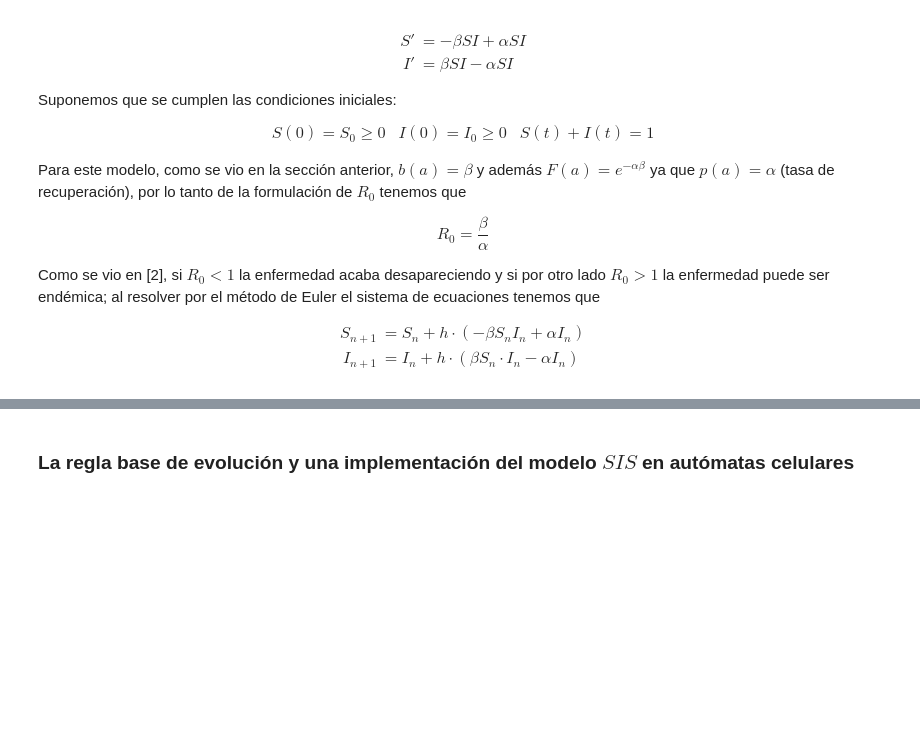
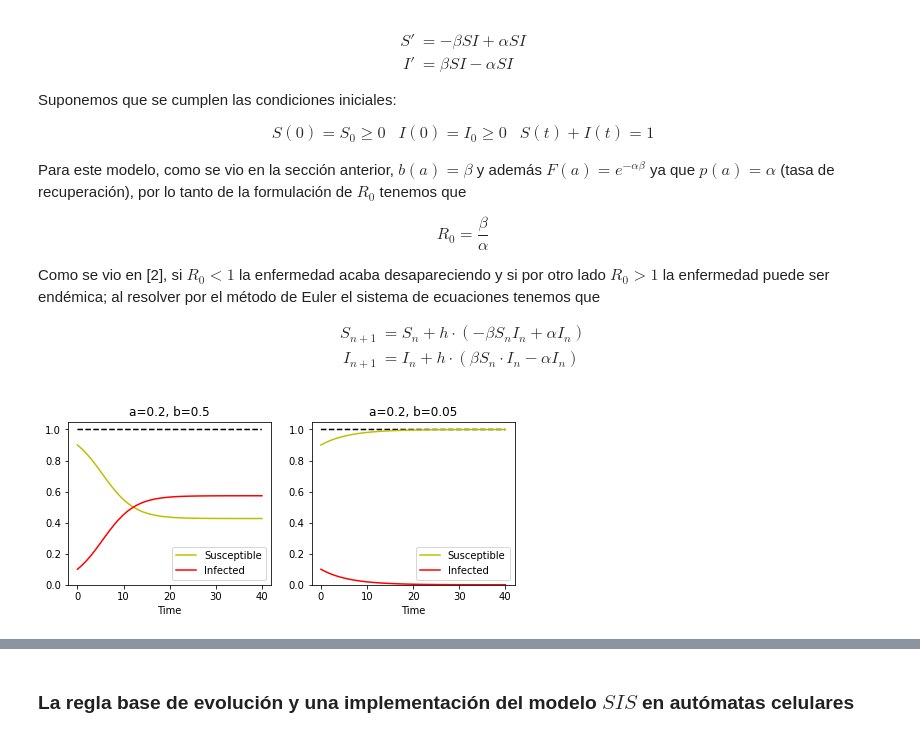
Before and after one commit to Grupo-de-simulacion-con-automatas/CAsimulations-Modelacion-de-dinamicas-topologicas-en-la-propagacion-de-una-enfermedad-usando-CA, a Jupyter notebook: Codigo/Cuaderno actualizado del proyecto CAsimulations.ipynb, the cells around one changed output, grey strips where cells are left out. Drawn from its saved outputs; the diff is of its cells as text; code cells hidden in the pictures; blank space fills up the shorter version.

```diff
--- a/Codigo/Cuaderno actualizado del proyecto CAsimulations.ipynb
+++ b/Codigo/Cuaderno actualizado del proyecto CAsimulations.ipynb
@@ -253,49 +237,51 @@ S_{n+1}&=S_n+h\cdot(-\beta S_n I_n+\alpha I_n)\\
 I_{n+1}&=I_n+h\cdot(\beta S_n\cdot I_n-\alpha I_n)
 \end{align}
 # %%
-# N = 1
-# '''time step'''
-# TS = 1.0
-# ND = 40.0 #tiempo de analisis de la enfermedad (en meses)
-# S0 = 0.9
-# I0 = 0.1
-# mu = 1/75
-# INPUT = (S0, I0)
+N = 1
+'''time step'''
+TS = 1.0
+ND = 40.0 #tiempo de analisis de la enfermedad (en meses)
+S0 = 0.9
+I0 = 0.1
+mu = 1/75
+INPUT = (S0, I0)
 
-# def SIS_modelEquations(INP,t):
-#     Y = np.zeros((2))
-#     V = INP
-#     '''Las ecuaciones diferenciales'''
-#     Y[0] = -b*V[0]*V[1]+a*V[1]+mu-mu*V[0]
-#     Y[1] = b*V[0]*V[1]-a*V[1]-mu*V[1]
-#     return Y
+def SIS_modelEquations(INP,t):
+    Y = np.zeros((2))
+    V = INP
+    '''Las ecuaciones diferenciales'''
+    Y[0] = -b*V[0]*V[1]+a*V[1]+mu-mu*V[0]
+    Y[1] = b*V[0]*V[1]-a*V[1]-mu*V[1]
+    return Y
 
-# def SIS_plot(ND,TS,INP):
-#     t_start = 0.0; t_end = ND; t_inc = TS
-#     t_range = np.arange(t_start, t_end+t_inc, t_inc)
-#     RES1 = spi.odeint(SIS_modelEquations,INPUT,t_range)
-#     x=np.arange(0,t_end,0.01)
-#     plt.plot(x, x**0, 'k--')
-#     plt.plot(RES1[:,0]*N, '-y', label='Susceptible')
-#     plt.plot(RES1[:,1]*N, '-r', label='Infected')
-#     plt.legend(loc=0)
-#     plt.xlabel('Time')
-#     plt.ylim(0, 1.05)
-#     plt.savefig('sirpy')
+def SIS_plot(ND,TS,INP):
+    t_start = 0.0; t_end = ND; t_inc = TS
+    t_range = np.arange(t_start, t_end+t_inc, t_inc)
+    RES1 = spi.odeint(SIS_modelEquations,INPUT,t_range)
+    x=np.arange(0,t_end,0.01)
+    plt.plot(x, x**0, 'k--')
+    plt.plot(RES1[:,0]*N, '-y', label='Susceptible')
+    plt.plot(RES1[:,1]*N, '-r', label='Infected')
+    plt.legend(loc=0)
+    plt.xlabel('Time')
+    plt.ylim(0, 1.05)
+    plt.savefig('sirpy')
 
 #----Ejemplos-----
 
-# a=0.2; b=0.5
-# plt.subplot(1,2,1)
-# plt.title("a=0.2, b=0.5")
-# SIS_plot(ND,TS,INPUT)
+a=0.2; b=0.5
+plt.subplot(1,2,1)
+plt.title("a=0.2, b=0.5")
+SIS_plot(ND,TS,INPUT)
 
-# a=0.2; b=0.05
-# plt.subplot(1,2,2)
-# plt.title("a=0.2, b=0.05")
-# SIS_plot(ND,TS,INPUT)
+a=0.2; b=0.05
+plt.subplot(1,2,2)
+plt.title("a=0.2, b=0.05")
+SIS_plot(ND,TS,INPUT)
 
-# plt.show()
+plt.show()
+# %% [output]
+[figure, added]
 # %% [markdown]
 ![texto del enlace](https://docs.google.com/drawings/d/e/2PACX-1vTtQV8RDaO5UVoU0w2wMHYv-gdVBGMieCxN4FD0Ji68dK0fi7bN6z4dQBfMgW6Dth4emoMDapRucCqT/pub?w=739&h=271)
 # %% [markdown]
```
Also changed, not shown: parts of 30 cells of this notebook, 2 other files.
